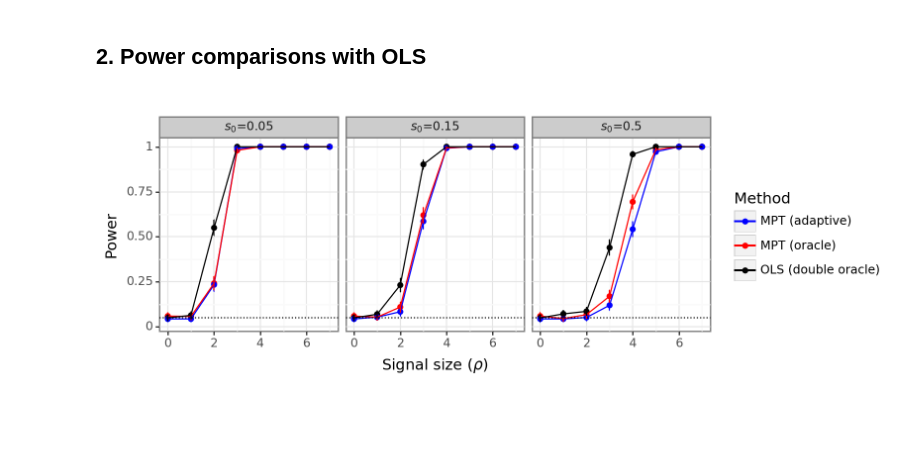
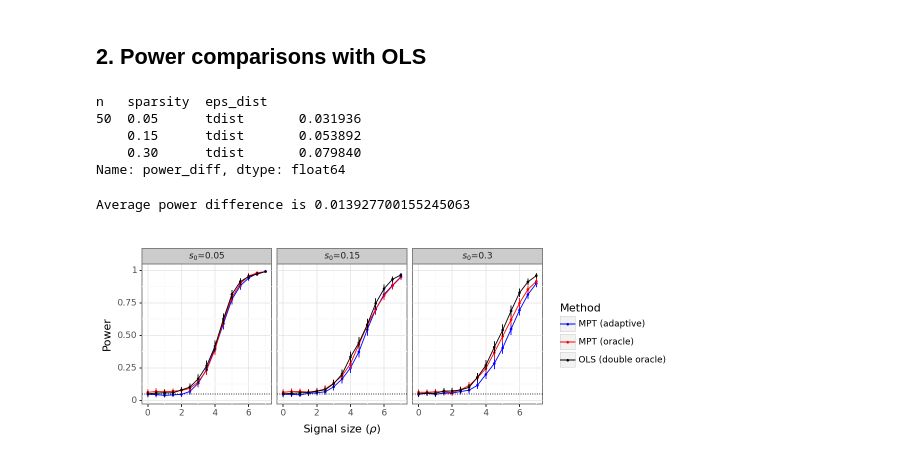
Before and after one commit to amspector100/mosaic_factor_paper, a Jupyter notebook: final_plots.ipynb, the cells around one changed output. Saved outputs shown, nothing was run; the diff lists cells and outputs as text; code cells hidden in the pictures; blank space fills up the shorter version.

```diff
--- a/final_plots.ipynb
+++ b/final_plots.ipynb
@@ -205,18 +200,19 @@ plt.show()
 # %% [markdown]
 ## 2. Power comparisons with OLS
 # %%
-jobid = 44876868
-fnames = glob.glob(f"sim_data/main_sims/*/*/*{jobid}*.csv")
+jobids = [51648551, 51648896]
 df = []
-for fname in fnames:
-    df.append(pd.read_csv(fname))
+for jobid in jobids:
+    fnames = glob.glob(f"sim_data/main_sims/*/*/*{jobid}*.csv")
+    for fname in fnames:
+        df.append(pd.read_csv(fname))
 df = pd.concat(df, axis='index')
-#df = df.loc[df['n'] == 150]
 alpha = 0.05
+#df = df.loc[df['n'] == 200]
 # %%
 ## OLS thresholds
 ols_sub = df.loc[df['method'].str.contains("OLS")].copy()
-group_vals = ['sparsity', 'test_stat', 'test_stat_index', 'method']
+group_vals = ['sparsity', 'test_stat', 'test_stat_index', 'method', 'n', 'eps_dist']
 thresh = ols_sub.loc[ols_sub['rho'] == 0].groupby(group_vals)['T'].quantile(1-alpha)
 thresh = thresh.reset_index().rename(columns={"T":"threshold"})
 ols_sub = pd.merge(
@@ -257,23 +280,36 @@ df4plot['Method'] = (df4plot['method'] + df4plot['test_stat_index']).map({
+# %%
+comparisons['power_diff'] = comparisons['power_ols'] - comparisons['power_mpt']
+#comparisons['rho_ratio'] = comparisons['minrho'] / comparisons['rho']
+display(comparisons.groupby(['n', 'sparsity', 'eps_dist'])['power_diff'].max())
+print(f"Average power difference is {comparisons['power_diff'].mean()}")
+# %% [output]
+n   sparsity  eps_dist
+50  0.05      tdist       0.031936
+    0.15      tdist       0.053892
+    0.30      tdist       0.079840
+Name: power_diff, dtype: float64
+Average power difference is 0.013927700155245063
 # %%
 meas = 'disc'
 g = (
     ggplot(
-        df4plot.loc[(df4plot['test_stat'] == 'quant_corr')],
+        df4plot.loc[
+            (df4plot['test_stat'] == 'quant_corr')],
         aes(x='rho', y=f'{meas}_mean', color='Method')
     )
-    + geom_point()
+    + geom_point(size=0.5)
     + geom_line()
     + geom_errorbar(aes(ymin=meas+"_ymin", ymax=meas+"_ymax"), width=0.01)
-    + facet_wrap("~sparsity", labeller=lambda x: rf"$s_0$={x}")
+    + facet_wrap("~sparsity", labeller=lambda x: rf"$s_0$={x}", nrow=1)
     + theme_bw()
     + theme(figure_size=(8,3))
     + geom_hline(yintercept=alpha, color='black', linetype='dotted')
     + scale_color_manual(['blue', 'red', 'black'])
     + labs(
         x=r'Signal size ($\rho$)', y='Power',
     )
 )
-#g.save("final_plots/main_sim_results.png", dpi=500)
+#g.save("plots/main_sim_results.png", dpi=500)
 print(g)
 # %% [output]
-[figure, old version]
+[figure, new version]
```
Also changed, not shown: parts of 6 cells of this notebook, 7 other files.
